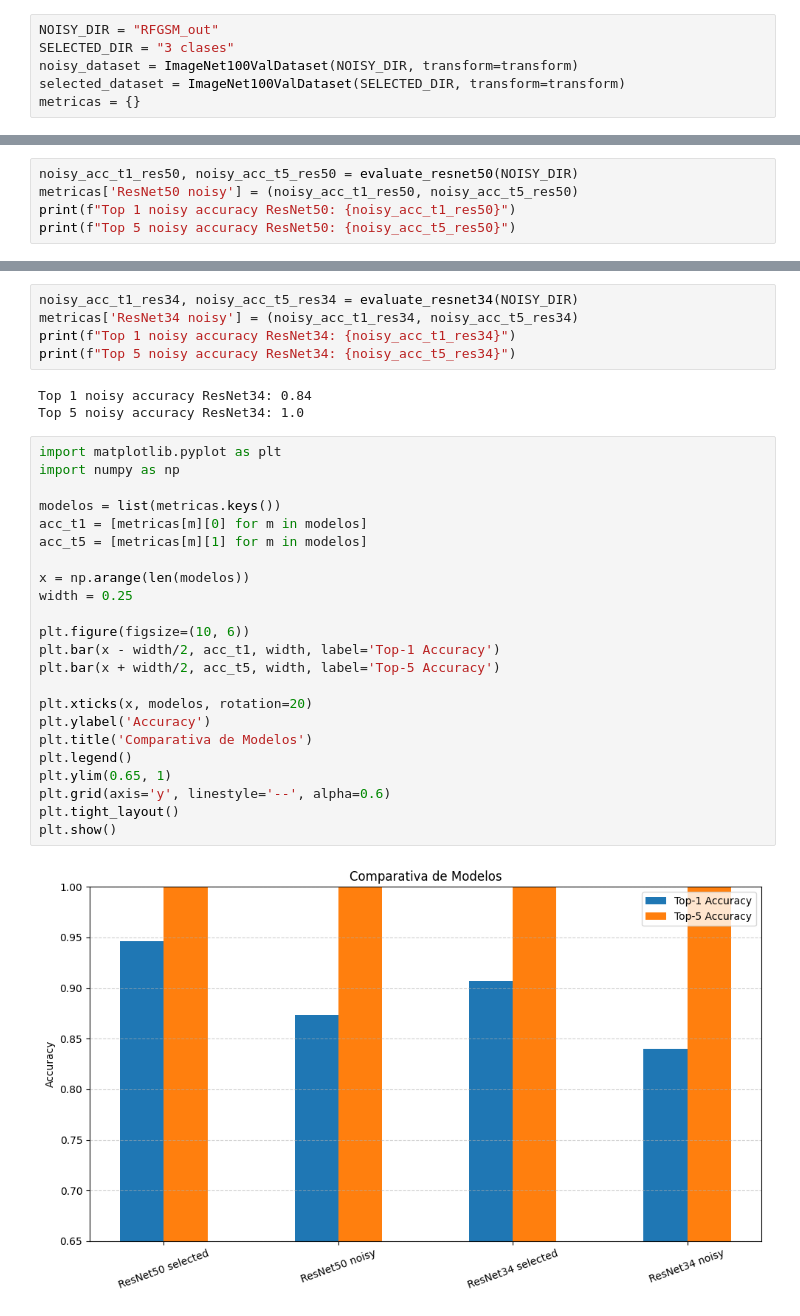
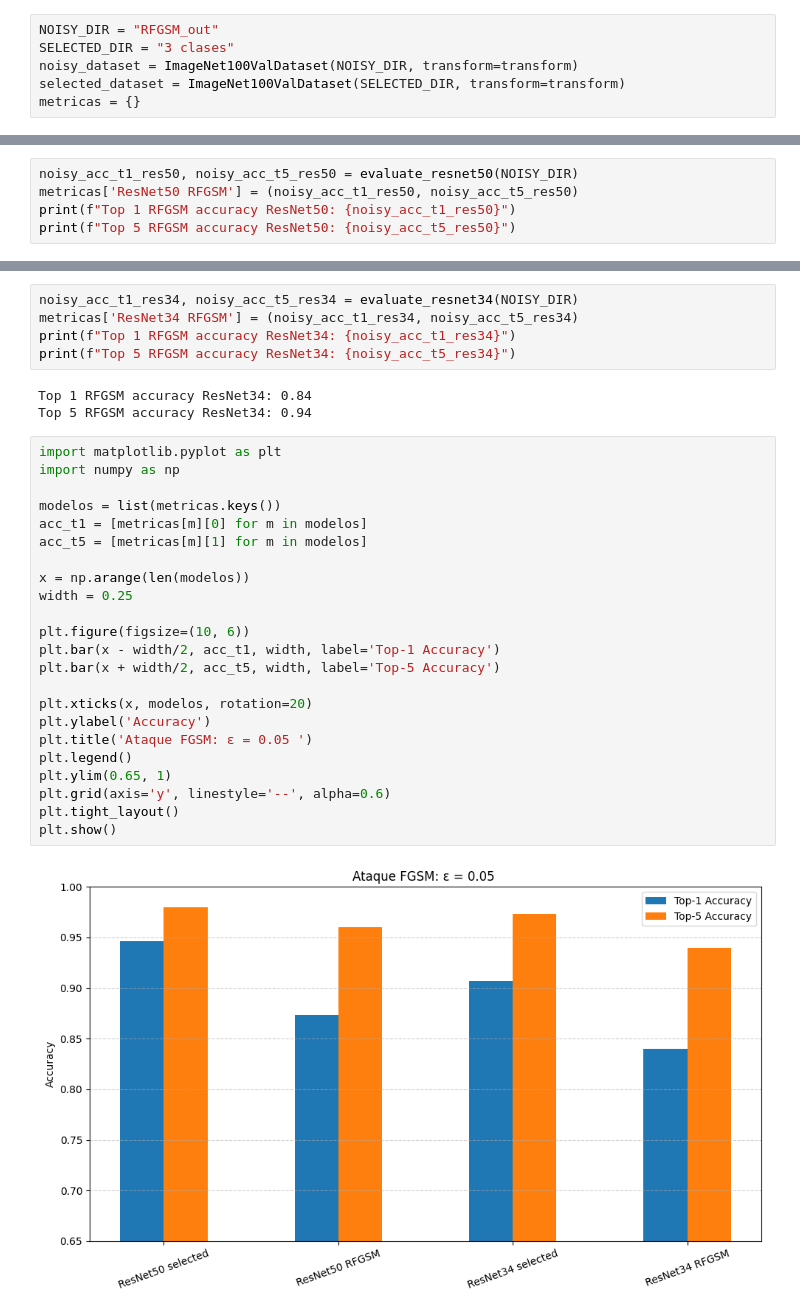
Before and after one commit to SapoPy/Defensa-adversaria-en-redes-neuronales-con-ImageNet, a Jupyter notebook: DesempeñoRFGSM.ipynb, the cells around one changed output, grey strips where cells are left out. Saved outputs shown, nothing was run; the diff lists cells and outputs as text.

```diff
--- a/DesempeñoRFGSM.ipynb
+++ b/DesempeñoRFGSM.ipynb
@@ -18,6 +18,6 @@ Top 5 accuracy ResNet50 (selected): 1.0
 # %%
 noisy_acc_t1_res50, noisy_acc_t5_res50 = evaluate_resnet50(NOISY_DIR)
-metricas['ResNet50 noisy'] = (noisy_acc_t1_res50, noisy_acc_t5_res50)
-print(f"Top 1 noisy accuracy ResNet50: {noisy_acc_t1_res50}")
-print(f"Top 5 noisy accuracy ResNet50: {noisy_acc_t5_res50}")
+metricas['ResNet50 RFGSM'] = (noisy_acc_t1_res50, noisy_acc_t5_res50)
+print(f"Top 1 RFGSM accuracy ResNet50: {noisy_acc_t1_res50}")
+print(f"Top 5 RFGSM accuracy ResNet50: {noisy_acc_t5_res50}")
 # %% [output]
@@ -35,33 +35,33 @@ Top 5 accuracy ResNet34 (selected): 1.0
 # %%
 noisy_acc_t1_res34, noisy_acc_t5_res34 = evaluate_resnet34(NOISY_DIR)
-metricas['ResNet34 noisy'] = (noisy_acc_t1_res34, noisy_acc_t5_res34)
-print(f"Top 1 noisy accuracy ResNet34: {noisy_acc_t1_res34}")
-print(f"Top 5 noisy accuracy ResNet34: {noisy_acc_t5_res34}")
+metricas['ResNet34 RFGSM'] = (noisy_acc_t1_res34, noisy_acc_t5_res34)
+print(f"Top 1 RFGSM accuracy ResNet34: {noisy_acc_t1_res34}")
+print(f"Top 5 RFGSM accuracy ResNet34: {noisy_acc_t5_res34}")
 # %% [output]
-Top 1 noisy accuracy ResNet34: 0.84
-Top 5 noisy accuracy ResNet34: 1.0
+Top 1 RFGSM accuracy ResNet34: 0.84
+Top 5 RFGSM accuracy ResNet34: 0.94
 # %%
 import matplotlib.pyplot as plt
 import numpy as np
 
 modelos = list(metricas.keys())
 acc_t1 = [metricas[m][0] for m in modelos]
 acc_t5 = [metricas[m][1] for m in modelos]
 
 x = np.arange(len(modelos))
 width = 0.25
 
 plt.figure(figsize=(10, 6))
 plt.bar(x - width/2, acc_t1, width, label='Top-1 Accuracy')
 plt.bar(x + width/2, acc_t5, width, label='Top-5 Accuracy')
 
 plt.xticks(x, modelos, rotation=20)
 plt.ylabel('Accuracy')
-plt.title('Comparativa de Modelos')
+plt.title('Ataque FGSM: ε = 0.05 ')
 plt.legend()
 plt.ylim(0.65, 1)
 plt.grid(axis='y', linestyle='--', alpha=0.6)
 plt.tight_layout()
 plt.show()
 # %% [output]
-[figure, old version]
+[figure, new version]
```
Also changed, not shown: parts of 11 cells of this notebook, 14 other files.
